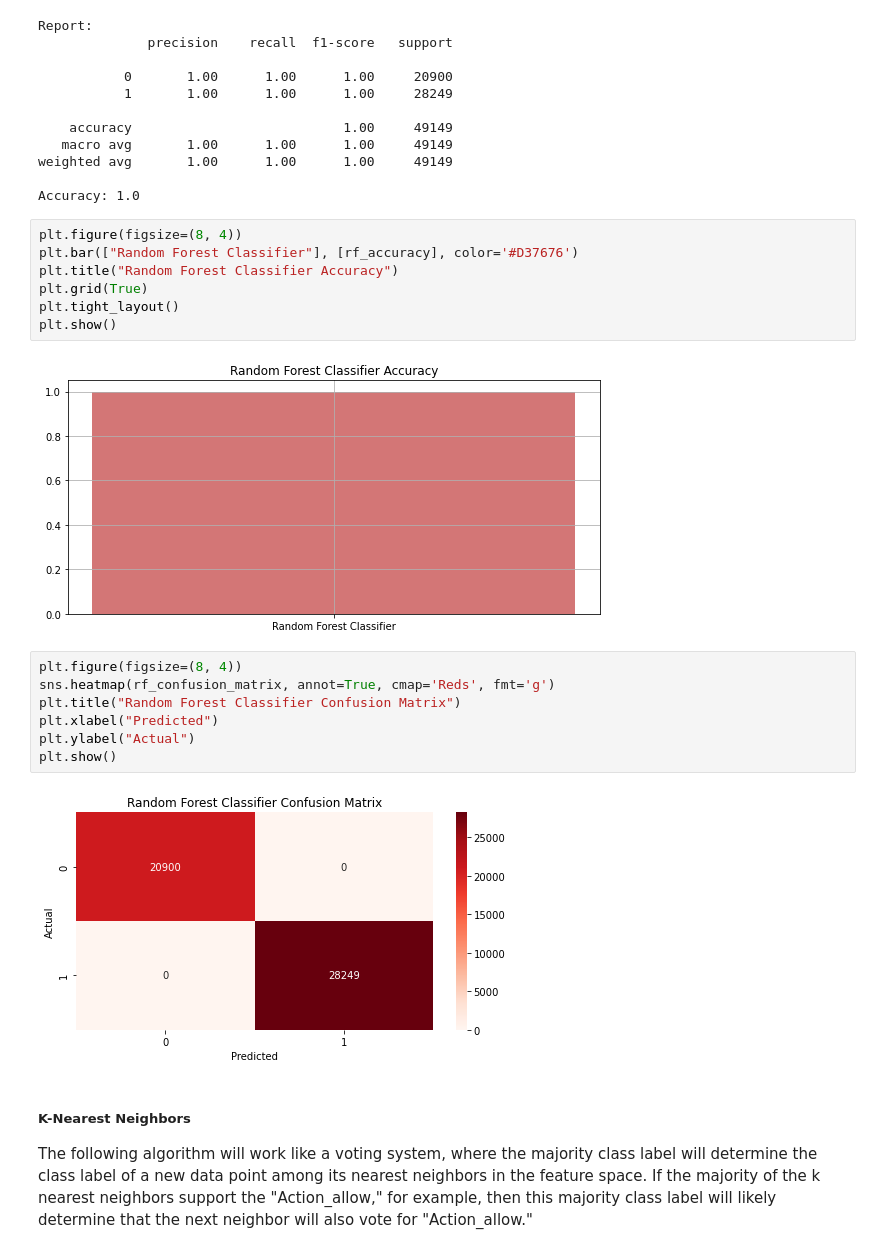
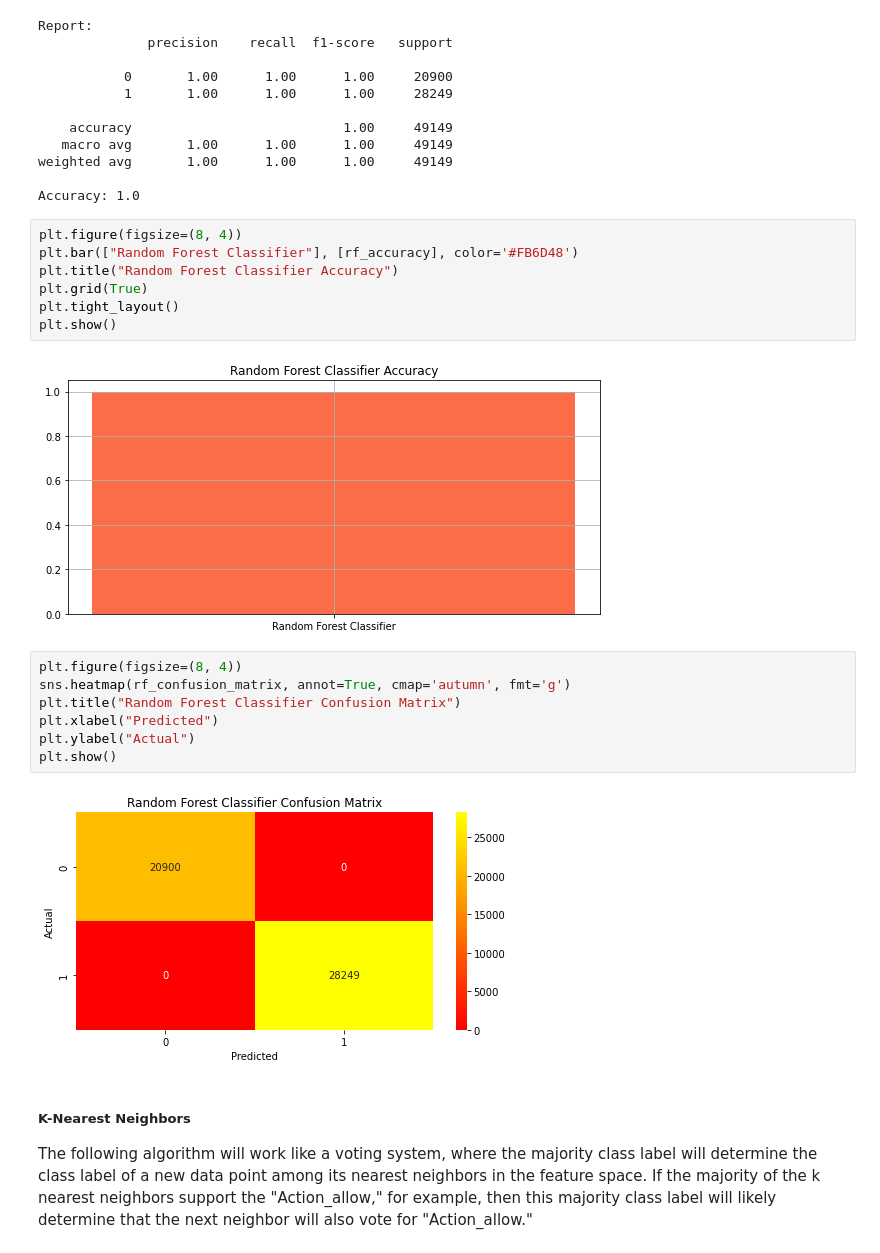
Before and after one commit to carolinedesat/ML_CA1, a Jupyter notebook: Caroline_ML_CA1.ipynb, the cells around one changed output. Drawn from its saved outputs; the diff is of its cells as text.

```diff
--- a/Caroline_ML_CA1.ipynb
+++ b/Caroline_ML_CA1.ipynb
@@ -399,22 +398,22 @@ weighted avg       1.00      1.00      1.00     49149
 Accuracy: 1.0
 # %%
 plt.figure(figsize=(8, 4))
-plt.bar(["Random Forest Classifier"], [rf_accuracy], color='#D37676')
+plt.bar(["Random Forest Classifier"], [rf_accuracy], color='#FB6D48')
 plt.title("Random Forest Classifier Accuracy")
 plt.grid(True)
 plt.tight_layout()
 plt.show()
 # %% [output]
-[figure, old version]
+[figure, new version]
 # %%
 plt.figure(figsize=(8, 4))
-sns.heatmap(rf_confusion_matrix, annot=True, cmap='Reds', fmt='g')
+sns.heatmap(rf_confusion_matrix, annot=True, cmap='autumn', fmt='g')
 plt.title("Random Forest Classifier Confusion Matrix")
 plt.xlabel("Predicted")
 plt.ylabel("Actual")
 plt.show()
 # %% [output]
-[figure, old version]
+[figure, new version]
 # %% [markdown]
 ##### K-Nearest Neighbors
 The following algorithm will work like a voting system, where the majority class label will determine the class label of a new data point among its nearest neighbors in the feature space. If the majority of the k nearest neighbors support the "Action_allow," for example, then this majority class label will likely determine that the next neighbor will also vote for "Action_allow."
```
Also changed, not shown: parts of 10 cells of this notebook.
